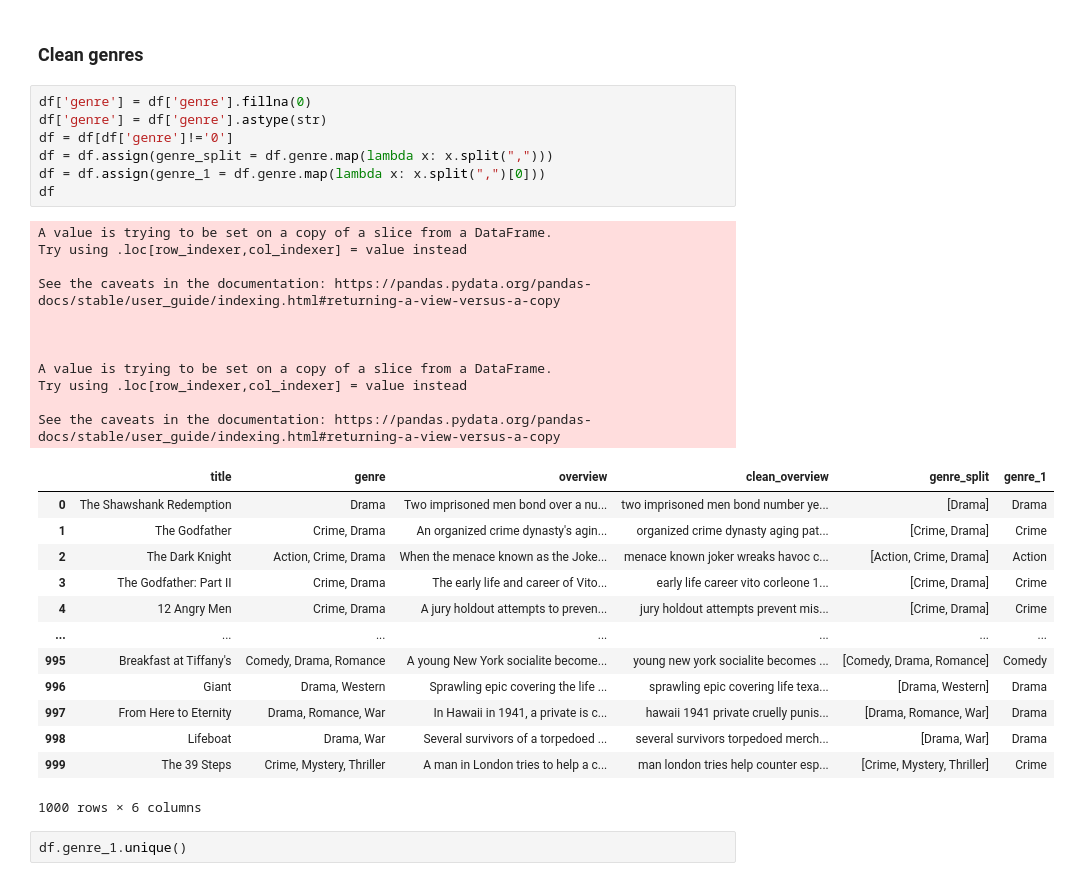
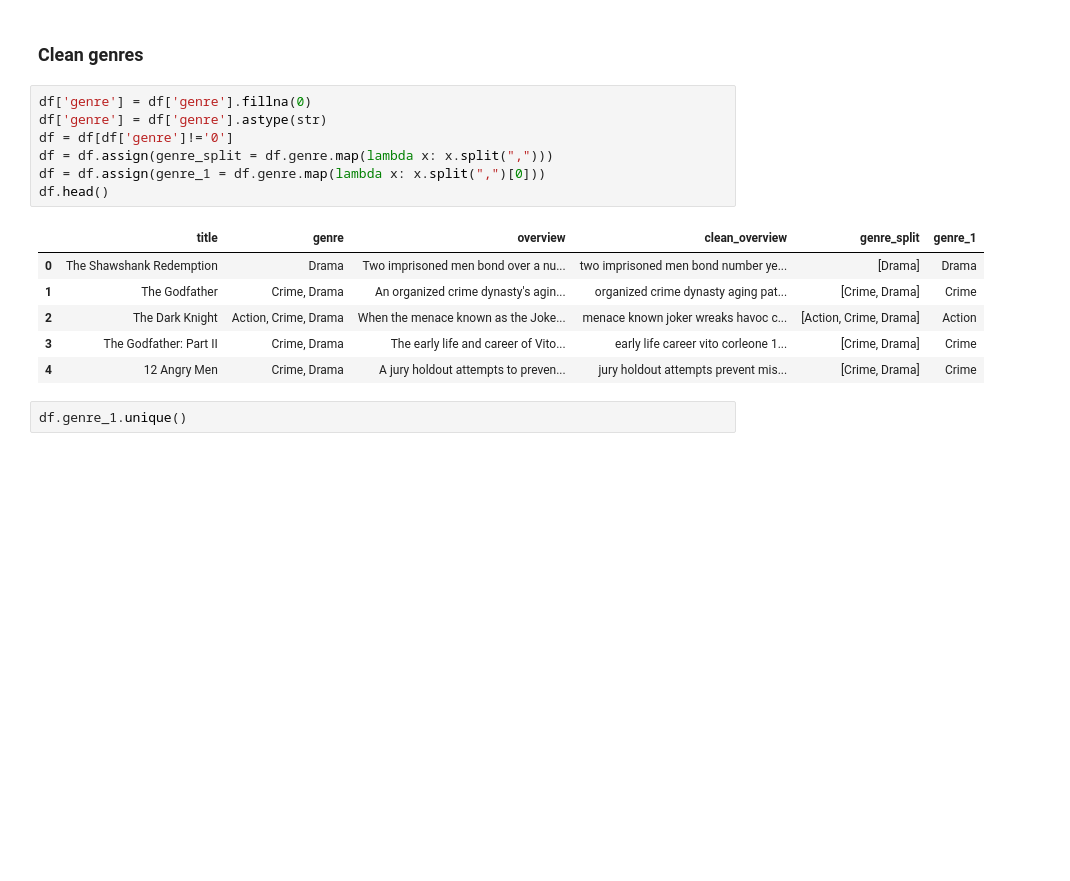
Before and after one commit to heenao/nlp_movie_genre_prediction, a Jupyter notebook: nlp_movie_genre_prediction.ipynb, the cells around one changed output. Drawn from its saved outputs; the diff is of its cells as text; blank space fills up the shorter version.

```diff
--- a/nlp_movie_genre_prediction.ipynb
+++ b/nlp_movie_genre_prediction.ipynb
@@ -173,35 +148,17 @@ df.clean_overview[0]
 # %%
 df['genre'] = df['genre'].fillna(0)
 df['genre'] = df['genre'].astype(str)
 df = df[df['genre']!='0']
 df = df.assign(genre_split = df.genre.map(lambda x: x.split(",")))
 df = df.assign(genre_1 = df.genre.map(lambda x: x.split(",")[0]))
-df
+df.head()
 # %% [output]
-A value is trying to be set on a copy of a slice from a DataFrame.
-Try using .loc[row_indexer,col_indexer] = value instead
-
-See the caveats in the documentation: https://pandas.pydata.org/pandas-docs/stable/user_guide/indexing.html#returning-a-view-versus-a-copy
-
-
-
-A value is trying to be set on a copy of a slice from a DataFrame.
-Try using .loc[row_indexer,col_indexer] = value instead
-
-See the caveats in the documentation: https://pandas.pydata.org/pandas-docs/stable/user_guide/indexing.html#returning-a-view-versus-a-copy
 |  | title | genre | overview | clean_overview | genre_split | genre_1 |
 | 0 | The Shawshank Redemption | Drama | Two imprisoned men bond over a nu... | two imprisoned men bond number ye... | [Drama] | Drama |
 | 1 | The Godfather | Crime, Drama | An organized crime dynasty's agin... | organized crime dynasty aging pat... | [Crime, Drama] | Crime |
 | 2 | The Dark Knight | Action, Crime, Drama | When the menace known as the Joke... | menace known joker wreaks havoc c... | [Action, Crime, Drama] | Action |
 | 3 | The Godfather: Part II | Crime, Drama | The early life and career of Vito... | early life career vito corleone 1... | [Crime, Drama] | Crime |
 | 4 | 12 Angry Men | Crime, Drama | A jury holdout attempts to preven... | jury holdout attempts prevent mis... | [Crime, Drama] | Crime |
-| ... | ... | ... | ... | ... | ... | ... |
-| 995 | Breakfast at Tiffany's | Comedy, Drama, Romance | A young New York socialite become... | young new york socialite becomes ... | [Comedy, Drama, Romance] | Comedy |
-| 996 | Giant | Drama, Western | Sprawling epic covering the life ... | sprawling epic covering life texa... | [Drama, Western] | Drama |
-| 997 | From Here to Eternity | Drama, Romance, War | In Hawaii in 1941, a private is c... | hawaii 1941 private cruelly punis... | [Drama, Romance, War] | Drama |
-| 998 | Lifeboat | Drama, War | Several survivors of a torpedoed ... | several survivors torpedoed merch... | [Drama, War] | Drama |
-| 999 | The 39 Steps | Crime, Mystery, Thriller | A man in London tries to help a c... | man london tries help counter esp... | [Crime, Mystery, Thriller] | Crime |
-1000 rows × 6 columns
 # %%
 df.genre_1.unique()
 # %% [output]
```
Also changed, not shown: parts of 8 cells of this notebook.
